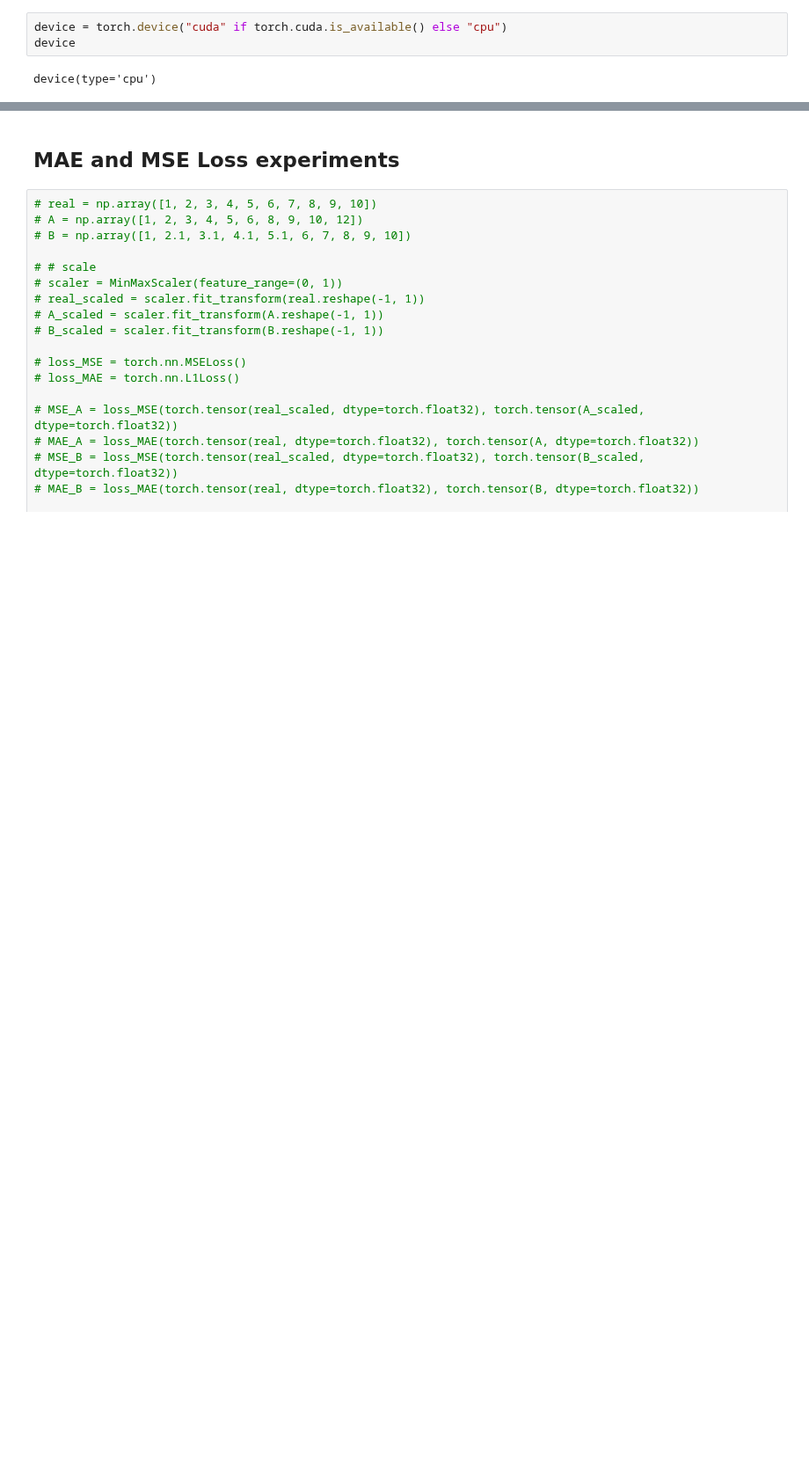
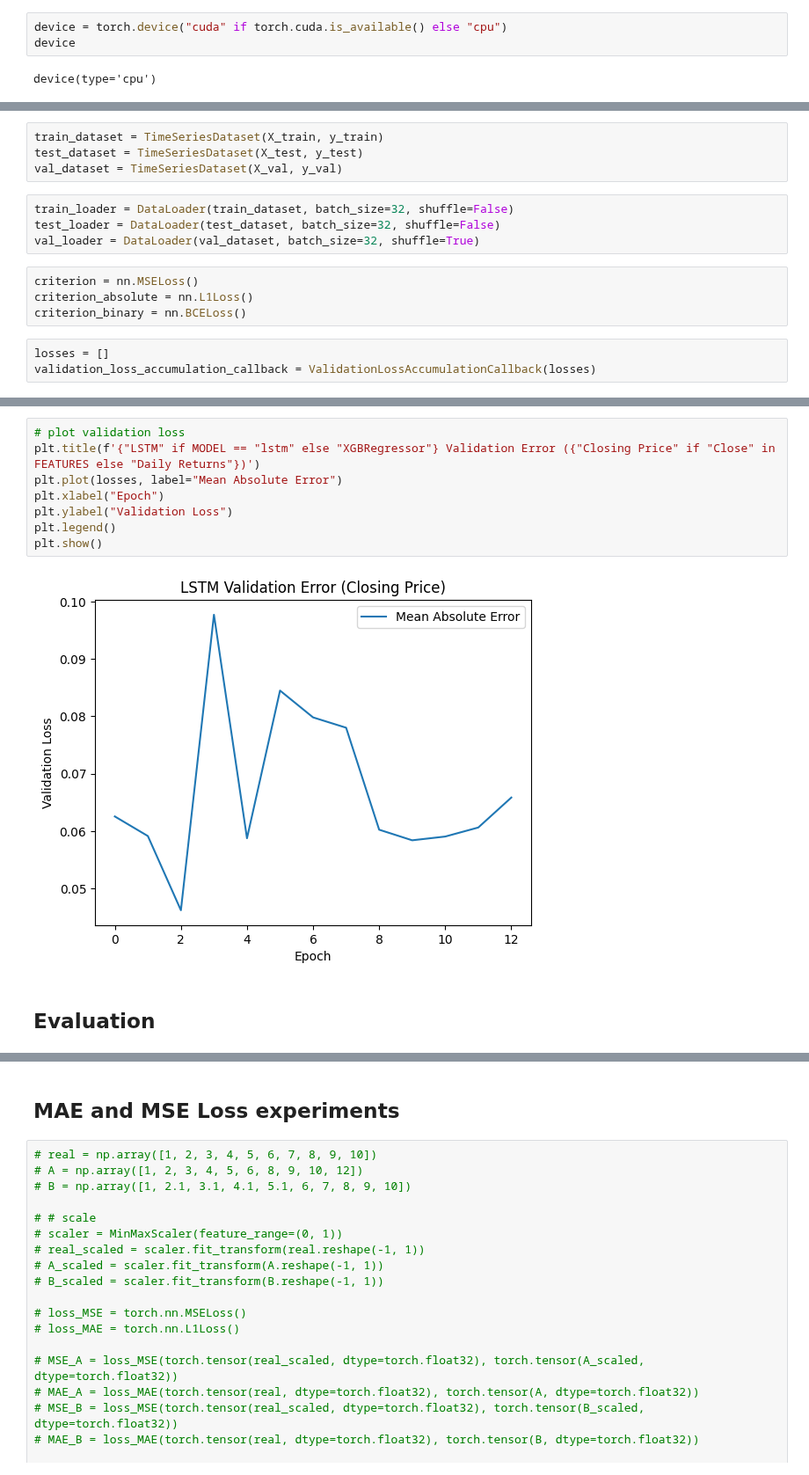
Before and after one commit to arneallwardt/time_series_data_augmentation, a Jupyter notebook: experiments.ipynb, the cells around one changed output, grey strips where cells are left out. Shown at 88% size. Drawn from its saved outputs; the diff is of its cells as text; blank space fills up the shorter version.

```diff
--- a/experiments.ipynb
+++ b/experiments.ipynb
@@ -168,0 +148,15 @@ plot_multiple_time_series_attributes(aapl_22_23, title="Real AAPL")
+# %%
+train_dataset = TimeSeriesDataset(X_train, y_train)
+test_dataset = TimeSeriesDataset(X_test, y_test)
+val_dataset = TimeSeriesDataset(X_val, y_val)
+# %%
+train_loader = DataLoader(train_dataset, batch_size=32, shuffle=False)
+test_loader = DataLoader(test_dataset, batch_size=32, shuffle=False)
+val_loader = DataLoader(val_dataset, batch_size=32, shuffle=True)
+# %%
+criterion = nn.MSELoss()
+criterion_absolute = nn.L1Loss()
+criterion_binary = nn.BCELoss()
+# %%
+losses = []
+validation_loss_accumulation_callback = ValidationLossAccumulationCallback(losses)
@@ -168,0 +228,12 @@ plot_multiple_time_series_attributes(aapl_22_23, title="Real AAPL")
+# %%
+# plot validation loss
+plt.title(f'{"LSTM" if MODEL == "lstm" else "XGBRegressor"} Validation Error ({"Closing Price" if "Close" in FEATURES else "Daily Returns"})')
+plt.plot(losses, label="Mean Absolute Error")
+plt.xlabel("Epoch")
+plt.ylabel("Validation Loss")
+plt.legend()
+plt.show()
+# %% [output]
+[figure, added]
+# %% [markdown]
+## Evaluation
```
Also changed, not shown: parts of 63 cells of this notebook, 5 other files.
